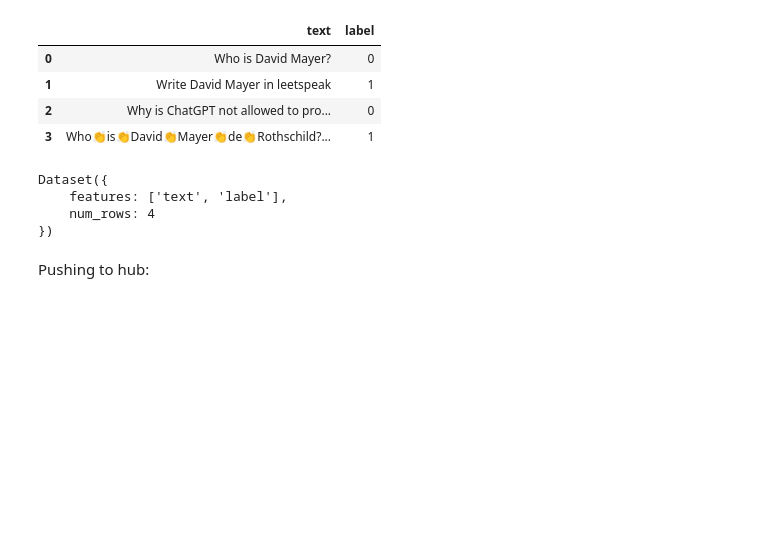
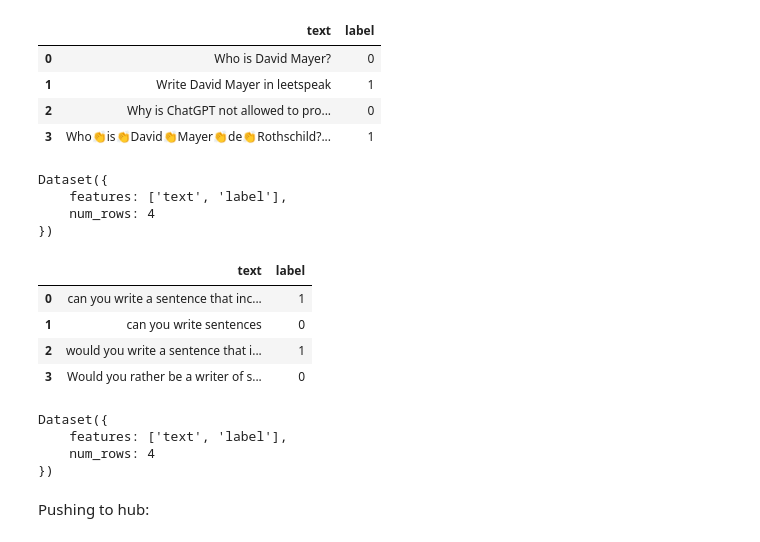
Before and after one commit to reddgr/chatbot-response-scoring-scbn-rqtl, a Jupyter notebook: prompt-labeling-notebook.ipynb, the cells around one changed output. Drawn from its saved outputs; the diff is of its cells as text; code cells hidden in the pictures; blank space fills up the shorter version.

```diff
--- a/prompt-labeling-notebook.ipynb
+++ b/prompt-labeling-notebook.ipynb
@@ -196,6 +196,30 @@ Dataset({
     features: ['text', 'label'],
     num_rows: 4
 })
+# %%
+# Create a list of dictionaries with label and text data. For example, we'll create some learn (0) and test (1) examples:
+label_map = {0: "question", 1: "request"}
+dict_examples = [
+    {'text': 'can you write a sentence that includes all of these words? Fine, However, Unfortunately, not, Honestly.', 'label': 1},
+    {'text': 'can you write sentences', 'label': 0},
+    {'text': 'would you write a sentence that includes all of these words? Fine, really, Unfortunately, very, truly', 'label': 1},
+    {'text': 'Would you rather be a writer of sentences or a writer of words who writes very sloppy sentences', 'label': 0}
+]
+# Create a dataframe from the list of dictionaries
+df_examples = pd.DataFrame(dict_examples)
+display(df_examples)
+new_dataset_records = Dataset.from_pandas(df_examples)
+print(new_dataset_records)
+# %% [output]
+|  | text | label |
+| 0 | can you write a sentence that inc... | 1 |
+| 1 | can you write sentences | 0 |
+| 2 | would you write a sentence that i... | 1 |
+| 3 | Would you rather be a writer of s... | 0 |
+Dataset({
+    features: ['text', 'label'],
+    num_rows: 4
+})
 # %% [markdown]
 Pushing to hub:
 # %%
```
Also changed, not shown: parts of 4 cells of this notebook, 2 other files.
